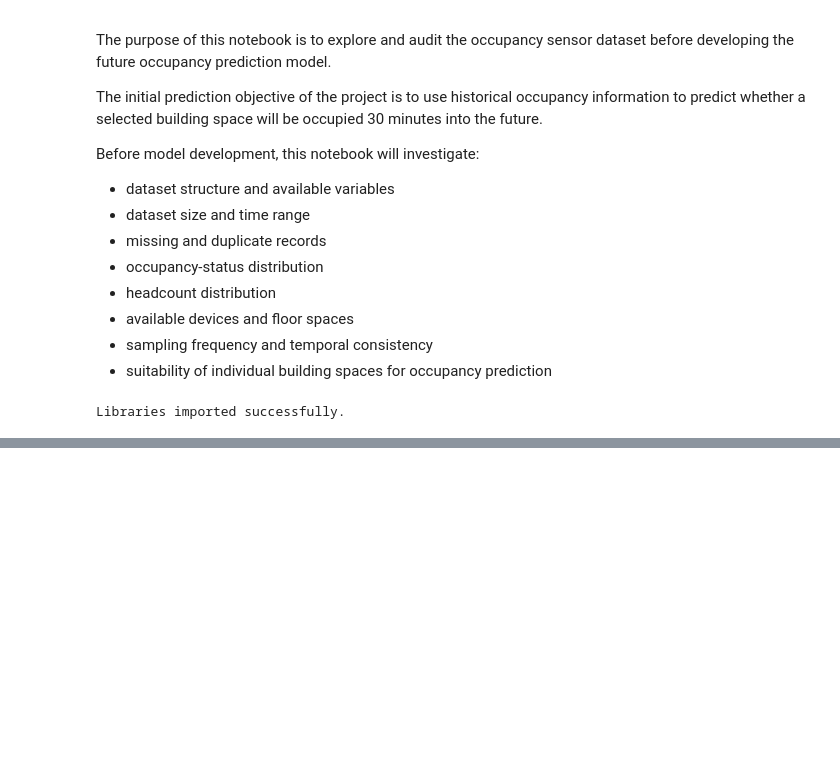
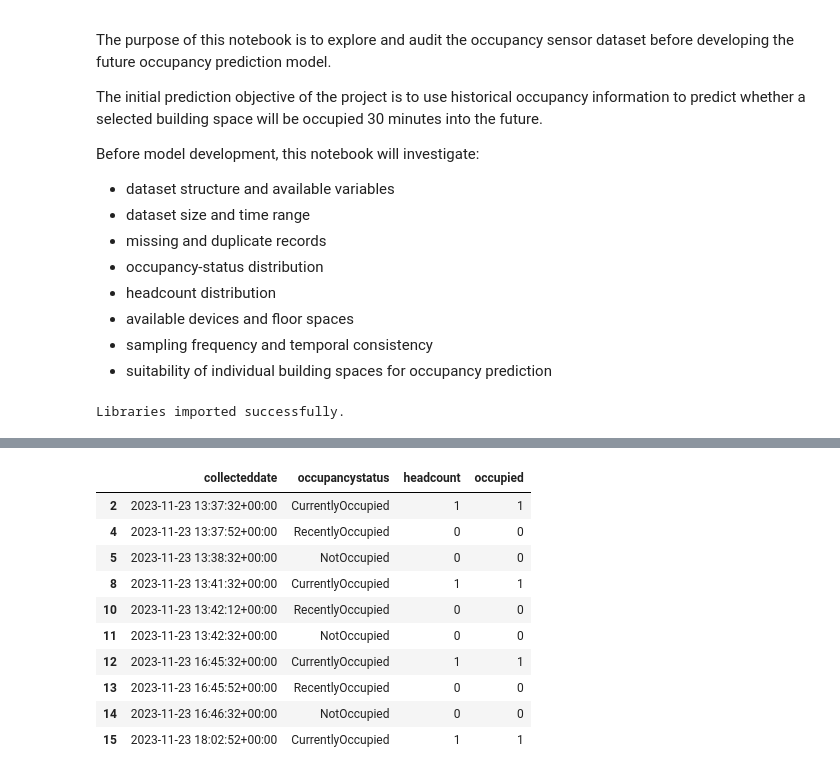
Before and after one commit to Betty-jyw/MMA3001-Occupancy-Prediction, a Jupyter notebook: notebooks/01_data_exploration.ipynb, the cells around one changed output, grey strips where cells are left out. Saved outputs shown, nothing was run; the diff lists cells and outputs as text; code cells hidden in the pictures; blank space fills up the shorter version.

```diff
--- a/notebooks/01_data_exploration.ipynb
+++ b/notebooks/01_data_exploration.ipynb
@@ -29,0 +512,29 @@ Libraries imported successfully.
+# %%
+space_sample["previous_row_status"] = (
+    space_sample["occupancystatus"].shift(1)
+)
+
+space_sample["status_changed"] = (
+    space_sample["occupancystatus"]
+    != space_sample["previous_row_status"]
+)
+
+print("Total records:", len(space_sample))
+
+print(
+    "Status-change records:",
+    space_sample["status_changed"].sum()
+)
+
+print(
+    "Percentage of records with status change:",
+    space_sample["status_changed"].mean() * 100
+)
+
+print("\nOccupancy status distribution:")
+print(
+    space_sample["occupancystatus"]
+    .value_counts(normalize=True)
+    .mul(100)
+    .round(2)
+)
@@ -29,0 +601,20 @@ Libraries imported successfully.
+# %%
+space_sample["occupied"] = (
+    space_sample["occupancystatus"] == "CurrentlyOccupied"
+).astype(int)
+
+space_sample[
+    ["collecteddate", "occupancystatus", "headcount", "occupied"]
+].head(10)
+# %% [output]
+|  | collecteddate | occupancystatus | headcount | occupied |
+| 2 | 2023-11-23 13:37:32+00:00 | CurrentlyOccupied | 1 | 1 |
+| 4 | 2023-11-23 13:37:52+00:00 | RecentlyOccupied | 0 | 0 |
+| 5 | 2023-11-23 13:38:32+00:00 | NotOccupied | 0 | 0 |
+| 8 | 2023-11-23 13:41:32+00:00 | CurrentlyOccupied | 1 | 1 |
+| 10 | 2023-11-23 13:42:12+00:00 | RecentlyOccupied | 0 | 0 |
+| 11 | 2023-11-23 13:42:32+00:00 | NotOccupied | 0 | 0 |
+| 12 | 2023-11-23 16:45:32+00:00 | CurrentlyOccupied | 1 | 1 |
+| 13 | 2023-11-23 16:45:52+00:00 | RecentlyOccupied | 0 | 0 |
+| 14 | 2023-11-23 16:46:32+00:00 | NotOccupied | 0 | 0 |
+| 15 | 2023-11-23 18:02:52+00:00 | CurrentlyOccupied | 1 | 1 |
```
Also changed, not shown: parts of 35 cells of this notebook.
